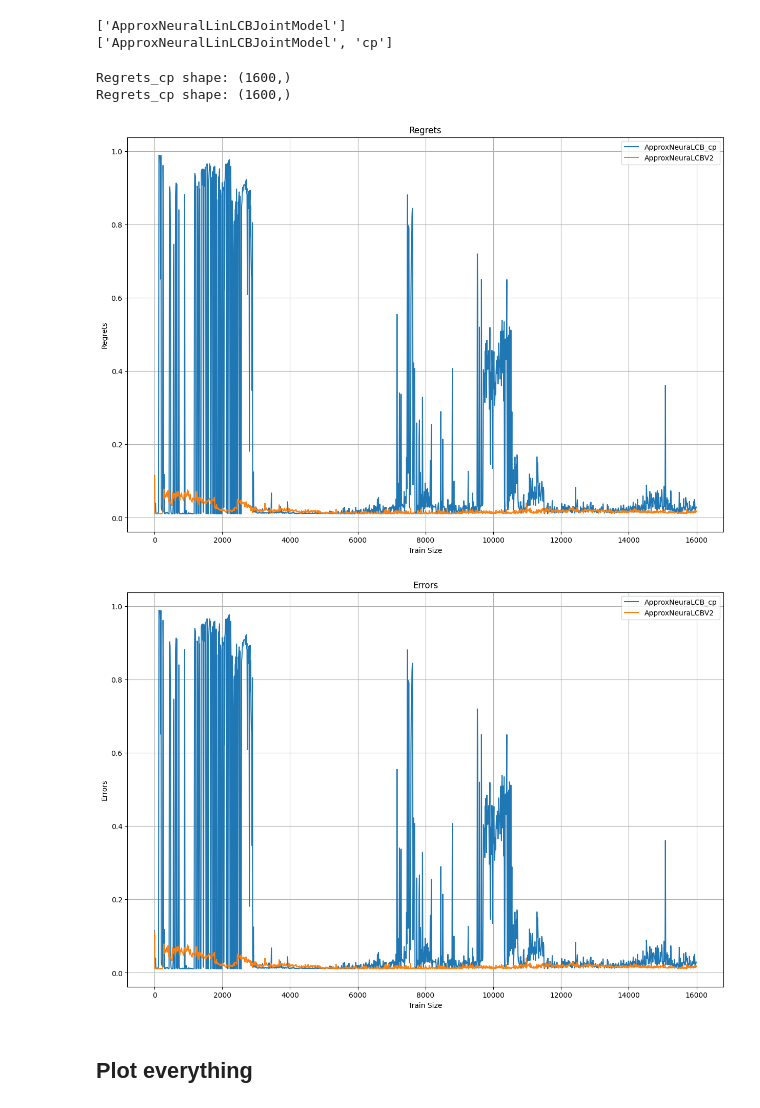
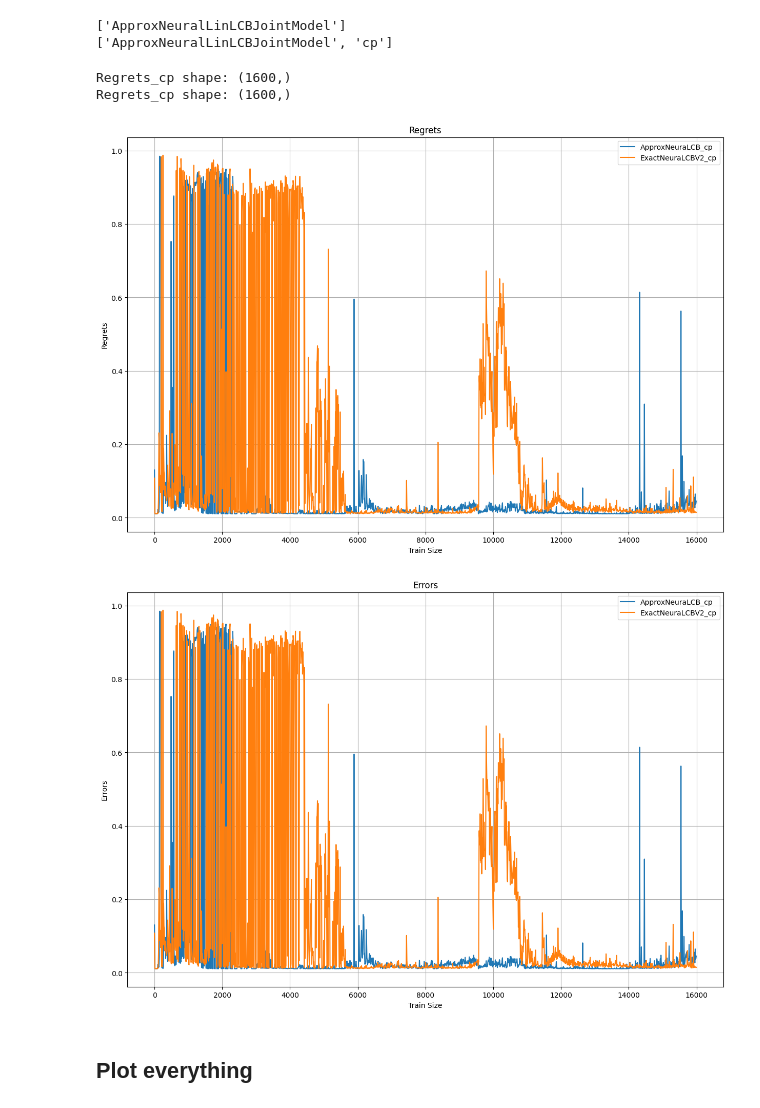
Before and after one commit to Annie983284450-1/NeuralLCB_C, a Jupyter notebook: plot_realworld.ipynb, the cells around one changed output. Cells and saved outputs as stored; diff of their text form; code cells hidden in the pictures.

```diff
--- a/plot_realworld.ipynb
+++ b/plot_realworld.ipynb
@@ -146,6 +146,8 @@ import pandas as pd
 # nocp_experts = ['NeuralGreedyV2', 'ApproxNeuralLinLCBV2', 'ApproxNeuralLinLCBJointModel','ApproxNeuraLCBV2']
 # experts = ['NeuralGreedyV2_cp', 'NeuralGreedyV2']
 experts = ['ApproxNeuraLCB_cp', 'ApproxNeuraLCBV2']
+experts = ['ApproxNeuraLCB_cp', 'ExactNeuraLCBV2_cp']
+B= 10
 # experts = ['ApproxNeuralLinLCBV2','ApproxNeuralLinLCBV2_cp' ]
 # experts = ['ApproxNeuralLinLCBJointModel','ApproxNeuralLinLCBJointModel_cp']
 # experts = ['NeuralGreedyV2',  'ApproxNeuralLinLCBJointModel','ApproxNeuraLCBV2','ApproxNeuraLCB_cp']
@@ -176,35 +178,35 @@ plt.legend()
 plt.grid(True)
 plt.show()
 
 # Plot all errors in one figure
 plt.figure(figsize=(width, height))
 for algo_group in experts:
     if 'cp'in algo_group.split('_'):
         algo_prefix = f'{algo_group}-gridsearch_epochs={num_steps}_m={min(layer_sizes)}_layern={layer_n}_buffer={buffer_s}_bs={batch_size}_lr={lr}_beta={beta}_lambda={lambd}_lambda0={lambd0}_B={B}.csv'
     else:
         algo_prefix = f'{algo_group}-gridsearch_epochs={num_steps}_m={min(layer_sizes)}_layern={layer_n}_buffer={buffer_s}_bs={batch_size}_lr={lr}_beta={beta}_lambda={lambd}_lambda0={lambd0}.csv'
 
 
     sepsis_path_cp = os.path.join(res_dir, algo_prefix)
 
     data_cp = pd.read_csv(sepsis_path_cp)
     # len2plot = int(len(data_cp)/4)
     errs_cp = data_cp['act_errs'][0:len2plot]
     train_size = data_cp['train_size'][0:len2plot]
 
     plt.plot(train_size, errs_cp, label=f'{algo_group}')
 
 plt.title('Errors')
 plt.xlabel('Train Size')
 plt.ylabel('Errors')
 plt.legend()
 plt.grid(True)
 plt.show()
 # %% [output]
 Regrets_cp shape: (1600,)
 Regrets_cp shape: (1600,)
-[figure, old version]
+[figure, new version]
-[figure, old version]
+[figure, new version]
 # %%
 # def plot_realworld_experiment(name, trainconfig, beta, rbf_sigma, lr=0.001, figshow=False, legendloc=None, save=True, tick_spacing=200, test_freq=10, policy='eps-greedy'):
 #     res_dir = os.path.join('results', name)
```
Also changed, not shown: parts of 1 cell of this notebook, 1 other file.
